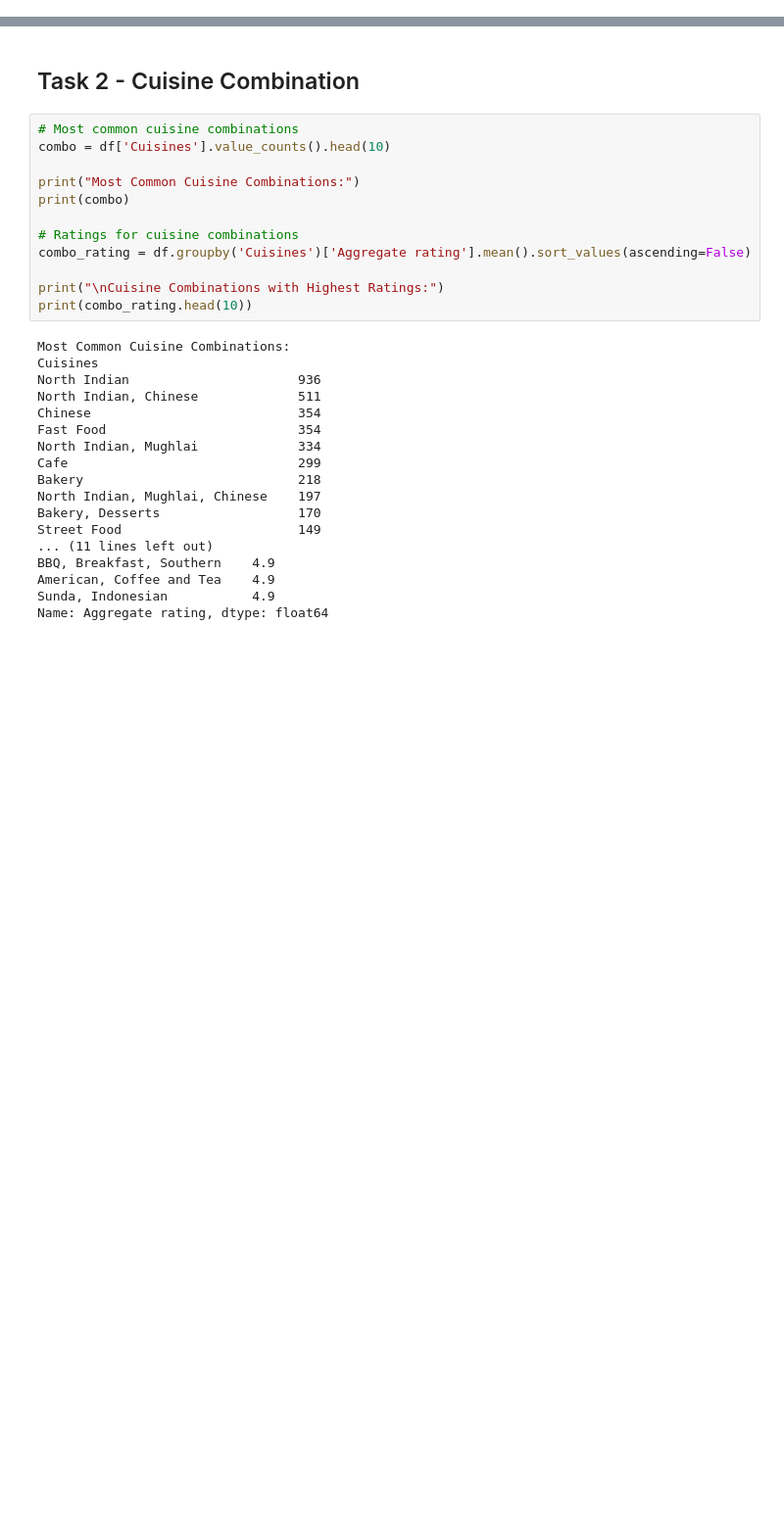
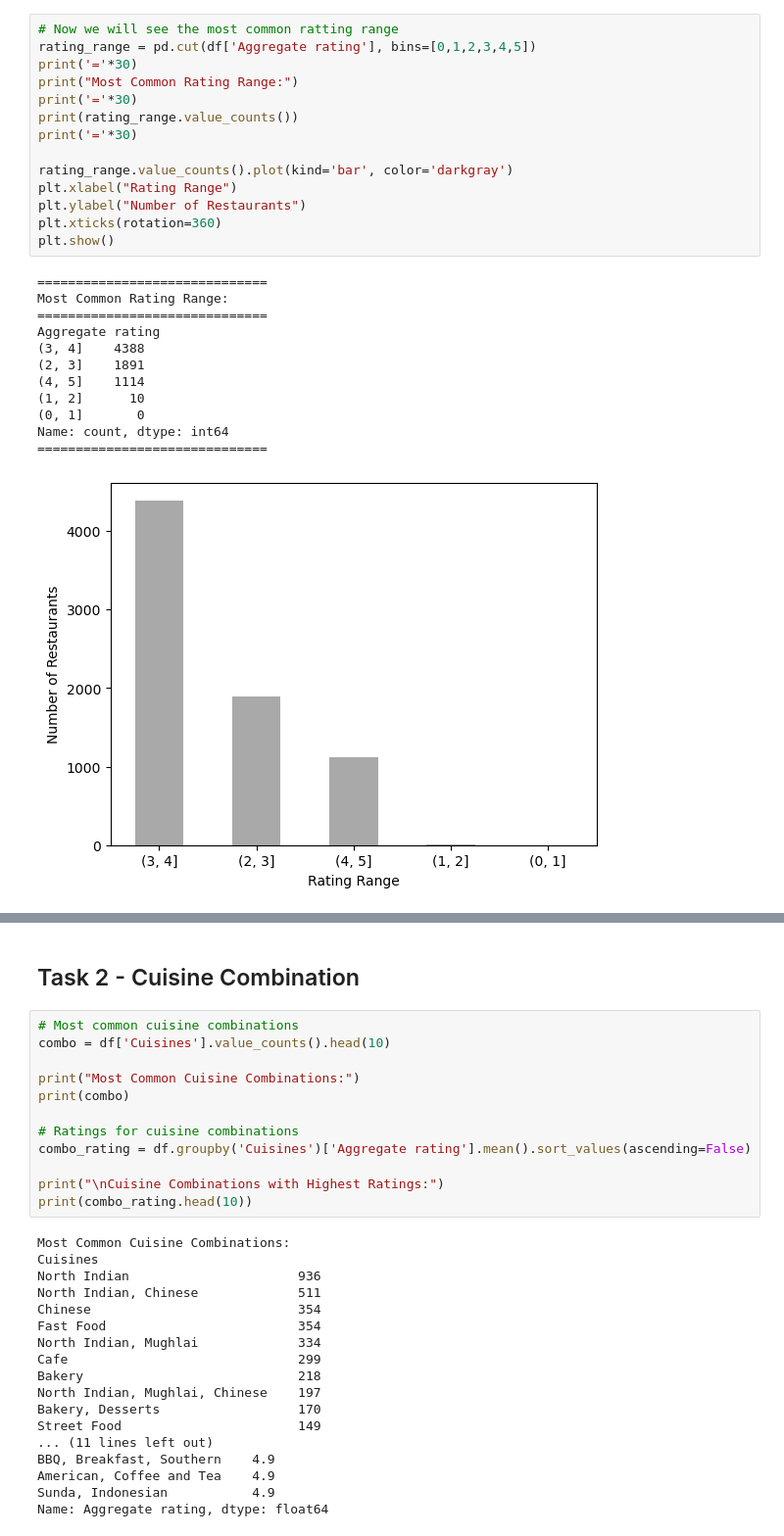
Before and after one commit to MrinmoyTalukdar27/Cognifyz-internship-project, a Jupyter notebook: Task-2.ipynb, the cells around one changed output, grey strips where cells are left out. Shown at 98% size. Drawn from its saved outputs; the diff is of its cells as text; blank space fills up the shorter version.

```diff
--- a/Task-2.ipynb
+++ b/Task-2.ipynb
@@ -55,0 +34,27 @@ Average Number of Votes:
+# %%
+# Now we will see the most common ratting range
+rating_range = pd.cut(df['Aggregate rating'], bins=[0,1,2,3,4,5])
+print('='*30)
+print("Most Common Rating Range:")
+print('='*30)
+print(rating_range.value_counts())
+print('='*30)
+
+rating_range.value_counts().plot(kind='bar', color='darkgray')
+plt.xlabel("Rating Range")
+plt.ylabel("Number of Restaurants")
+plt.xticks(rotation=360)
+plt.show()
+# %% [output]
+==============================
+Most Common Rating Range:
+==============================
+Aggregate rating
+(3, 4]    4388
+(2, 3]    1891
+(4, 5]    1114
+(1, 2]      10
+(0, 1]       0
+Name: count, dtype: int64
+==============================
+[figure, added]
```
Also changed, not shown: parts of 8 cells of this notebook, 1 other file.
